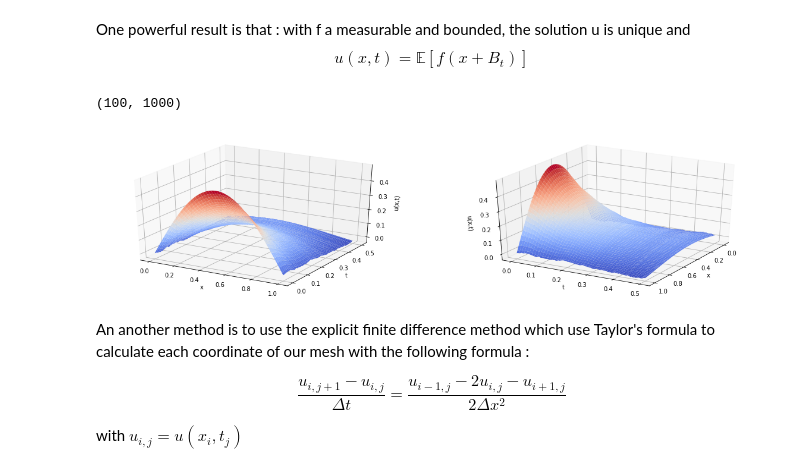
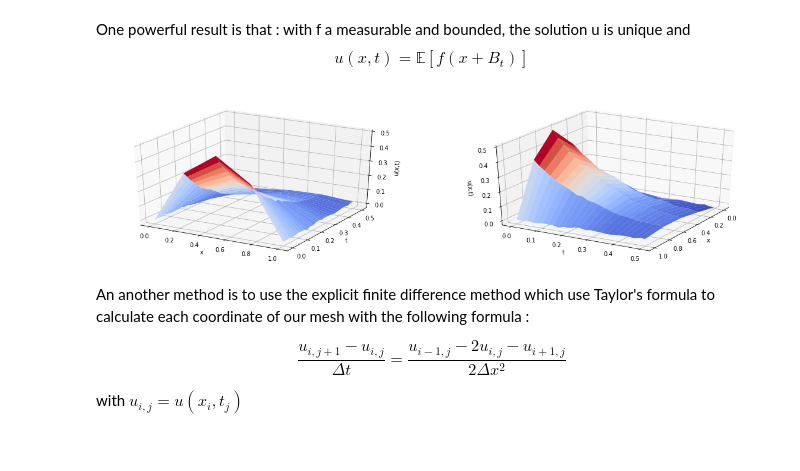
Before and after one commit to ezulfica/School-Projects, a Jupyter notebook: Heat_equation_(1d)_resolution_with_Stochastic_and_Deterministic_methods.ipynb, the cells around one changed output. Saved outputs shown, nothing was run; the diff lists cells and outputs as text; code cells hidden in the pictures.

```diff
--- a/Heat_equation_(1d)_resolution_with_Stochastic_and_Deterministic_methods.ipynb
+++ b/Heat_equation_(1d)_resolution_with_Stochastic_and_Deterministic_methods.ipynb
@@ -32,15 +32,15 @@ def u_sol(x,t) :
   """
   return np.sin(np.pi*x)* np.exp(-np.pi**2*t)/2
 # %%
-n = 100 #number of step
-x_val = np.linspace(0,1,n) #step of discretization for space
-time = np.linspace(0,0.5, n) #step of discretization for time
+nx, nt = 5, nx**2 #number of step
+x_val = np.linspace(0,1,nx) #step of discretization for space
+time = np.linspace(0,0.5, nt) #step of discretization for time
 
 A_sol = np.zeros((len(x_val), len(time))) #Initialazing a null matrix
 
 #Impletation of u(x,t) for each coordonate of our Matrix
-for i in range(n-1) :
-  for j in range(n-1) :
+for i in range(nx-1) :
+  for j in range(nt-1) :
     A_sol[i,j] = u_sol(x_val[i],time[j])
 
 
@@ -92,48 +89,40 @@ def f(x,t,B) :
   u = np.sin(np.pi*(x + B[t]))/2
   return np.mean(u)
 # %%
-n = 100 #number of step
 d = 1000 #number of brownian trajectories
 
 t0 = process_time() #to evaluate the process time of computation
-time = np.linspace(0,0.5,n) #discretisation of time
+time = np.linspace(0,0.5,nt) #discretisation of time
 dt = time[1] - time[0] #time step
 
-dB = np.sqrt(dt)*np.random.randn(n-1,d)
+dB = np.sqrt(dt)*np.random.randn(nt-1,d)
 B = np.concatenate((np.zeros((1,d)), np.cumsum(dB,0)), axis = 0) #increment
 
-x_val = np.linspace(0,1, n) #step in space
+x_val = np.linspace(0,1, nx) #step in space
 
 #Initializating a null matrix
 A_stoch = np.zeros((len(x_val), len(time)))
 #Incrementing the solution for each coordinate with a for loop
-for i in range(n) :
-  for j in range(n) :
+for i in range(nx) :
+  for j in range(nt) :
     A_stoch[i,j] = f(x_val[i],j,B)
 
 t1 = t0 - process_time() #ending process time evaluation
-# %%
-B.shape
-# %% [output]
-(100, 1000)
 # %%
 fig, ax = plt.subplots(ncols = 2,subplot_kw={"projection": "3d"}, figsize = (20,5))
 
 # Plot the surface.
 for i in range(len(ax)) :
   ax[i].plot_surface(x, t, A_stoch, cmap=cm.coolwarm, linewidth=0, antialiased=True)
   ax[i].set_xlabel('x')
   ax[i].set_ylabel('t')
   ax[i].set_zlabel('u(x,t)')
 
-#Add a color bar which maps values to colors.
-fig.colorbar(surf, shrink=0.5, aspect=5)
-
 #Rotate the plot for the second plot
 ax[1].view_init(30, 30)
 plt.show();
 # %% [output]
-[figure, old version]
+[figure, new version]
 # %% [markdown]
 An another method is to use the explicit finite difference method which use Taylor's formula to calculate each coordinate of our mesh with the following formula :
 
```
Also changed, not shown: parts of 3 cells of this notebook.
